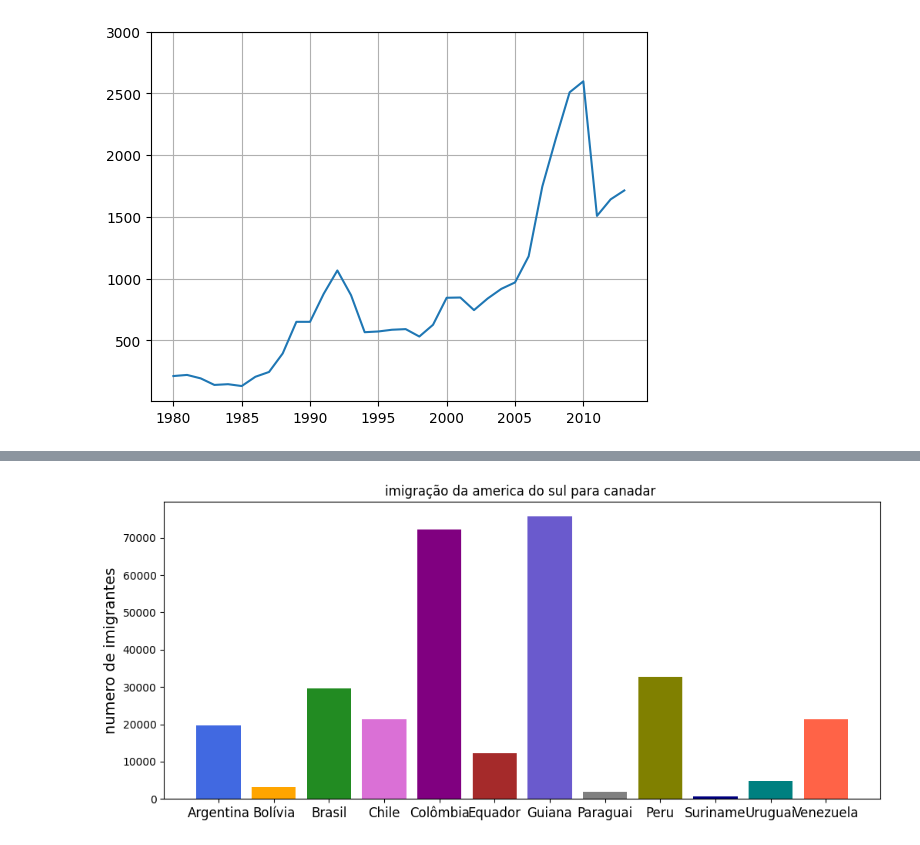
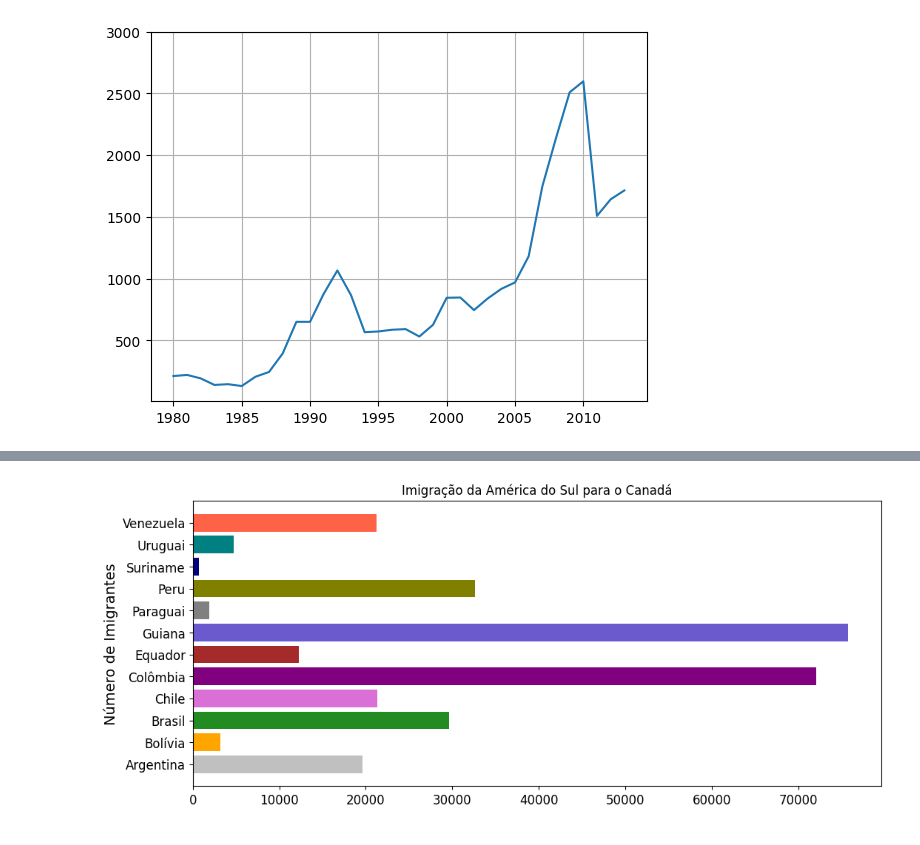
Before and after one commit to JulianaRximenes/datascience, a Jupyter notebook: semana_estatistica/aula1.ipynb, the cells around one changed output, grey strips where cells are left out. Saved outputs shown, nothing was run; the diff lists cells and outputs as text; code cells hidden in the pictures.

```diff
--- a/semana_estatistica/aula1.ipynb
+++ b/semana_estatistica/aula1.ipynb
@@ -28,7 +26,7 @@ import pandas as pd
 # %%
 import matplotlib.pyplot as plt
 # %%
-df = pd.read_csv('datasets/imigrantes_canada.csv')
+df = pd.read_csv('dataset/imigrantes_canada.csv')
 # %%
 df
 # %% [output]
@@ -364,2 +287,2 @@ ax.plot(df_brasil])
 # %%
-ameria_sul = df.query('Região=="América do Sul"')
+america_sul=df.query('Região =="América do Sul" ')
@@ -368,9 +307,14 @@ cores = ['royalblue', 'orange', 'forestgreen', 'orchid', 'purple', 'brown', 'sla
 # %%
-fig,ax = plt.subplots(figsize=(12,5))
-ax.bar(ameria_sul.index,ameria_sul['Total'],color=cores)
-ax.set_title('imigração da america do sul para canadar ')
+
+
+cores = ['silver', 'orange', 'forestgreen', 'orchid', 'purple', 'brown', 'slateblue', 'gray', 'olive', 'navy', 'teal', 'tomato']
+fig,ax=plt.subplots(figsize=(12,5))
+ax.barh(america_sul.index,america_sul['Total'],color=cores)
+ax.set_title('Imigração da América do Sul para o Canadá')
 ax.set_xlabel('')
-ax.set_ylabel('numero de imigrantes',fontsize=14)
+ax.set_ylabel('Número de Imigrantes',fontsize=14)
 ax.xaxis.set_tick_params(labelsize=12)
+ax.yaxis.set_tick_params(labelsize=12)
+plt.show()
 # %% [output]
-[figure, old version]
+[figure, new version]
```
Also changed, not shown: parts of 30 cells of this notebook, 5 other files.
